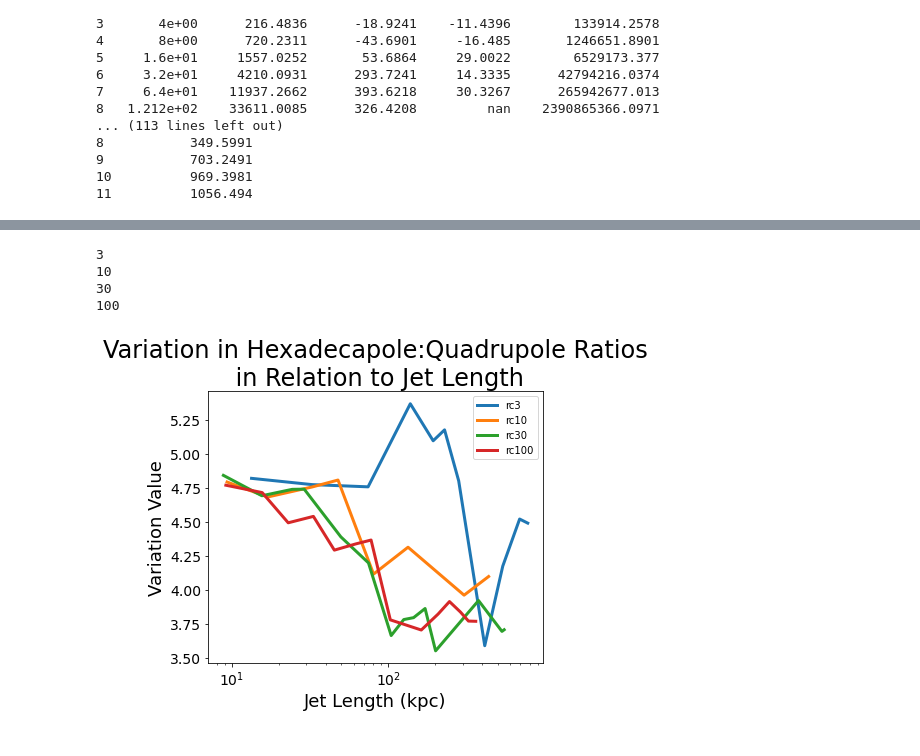
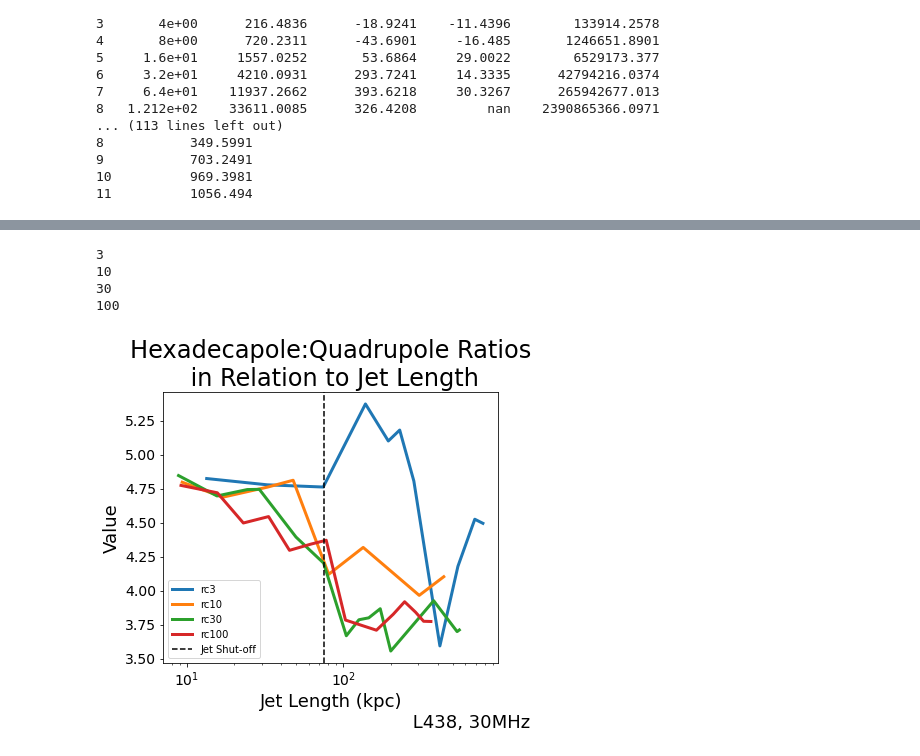
Before and after one commit to SolSamuels/Samuels_JetSimulationWork, a Jupyter notebook: HexadexApplication-Copy1.ipynb, the cells around one changed output, grey strips where cells are left out. Saved outputs shown, nothing was run; the diff lists cells and outputs as text; code cells hidden in the pictures.

```diff
--- a/HexadexApplication-Copy1.ipynb
+++ b/HexadexApplication-Copy1.ipynb
@@ -628,12 +628,13 @@ for key in ratio_data_lst:
     plt.plot(len_vals_flt, sq_ratio_flt, label = "L{}".format(stren), linewidth=3)
     plt.xscale("log")
     plt.yscale("log")
-    plt.xlabel("Jet Length (kpc)", fontsize=18)
+    plt.xlabel("Jet Length (kpc)\n                                                 rc30, 30MHz", fontsize=18)
     plt.xticks(fontsize=14)
     plt.ylabel("Ratio Value", fontsize=18)
     plt.yticks(fontsize=14)
     plt.title("Hexadecapole:Quadrupole Ratios\n in Relation to Jet Length", fontsize=24)
 
+
     plt.legend()
 
 plt.show()
@@ -735,7 +736,7 @@ for key in ratio_data_lst:
     plt.plot(len_vals_flt, sq_ratio_flt, label = "L{}".format(stren), linewidth=3)
     plt.xscale("log")
     plt.yscale("log")
-    plt.xlabel("Jet Length (kpc)", fontsize=18)
+    plt.xlabel("Jet Length (kpc)\n                                                 rc30, 30MHz", fontsize=18)
     plt.xticks(fontsize=14)
     plt.ylabel("Ratio Value", fontsize=18)
     plt.yticks(fontsize=14)
@@ -1083,7 +1084,7 @@ for key in ratio_data_lst_rc:
     plt.plot(rot_vals_flt, sq_ratio_flt, label = "rc{}".format(rc), linewidth=3)
     plt.xscale("log")
     plt.yscale("log")
-    plt.xlabel("Time (Myr)", fontsize=18)
+    plt.xlabel("Time (Myr)\n                                                 L438, 30MHz", fontsize=18)
     plt.xticks(fontsize=14)
     plt.ylabel("Ratio Value", fontsize=18)
     plt.yticks(fontsize=14)
@@ -1194,14 +1195,13 @@ for key in ratio_data_lst_rc:
     plt.plot(len_vals_flt, sq_ratio_flt, label = "rc{}".format(rc), linewidth=3)
     plt.xscale("log")
     plt.yscale("log")
-    plt.xlabel("Jet Length (kpc)", fontsize=18)
+    plt.xlabel("Jet Length (kpc)\n                                                 L438, 30MHz", fontsize=18)
     plt.xticks(fontsize=14)
     plt.ylabel("Ratio Value", fontsize=18)
     plt.yticks(fontsize=14)
     plt.title("Hexadecapole:Quadrupole Ratios\n in Relation to Jet Length", fontsize=24)
 
     plt.legend()
-
 plt.show()
 # %% [output]
 3
@@ -1288,35 +1288,37 @@ for key in ratio_data_lst_rc:
         sq_flt.append(sq)
 
     sq_hexa_flt = []
     for i in range(len(hexa1_flt)):
         sq = math.sqrt(hexa1_flt[i]**2 + hexa2_flt[i]**2)
         sq_hexa_flt.append(sq)
 
     sq_ratio_flt = []
     for i in range(len(sq_hexa_flt)):
         sq_ratio = sq_hexa_flt[i] / sq_flt[i]
         try:
             sq_ratio_div = sq_ratio / (len_vals_flt[i]**2)
         except ZeroDivisionError:
             sq_ratio_div = sq_ratio
         sq_ratio_flt.append(sq_ratio_div)
 
 
     plt.plot(len_vals_flt, sq_ratio_flt, label = "rc{}".format(rc), linewidth=3)
     plt.xscale("log")
     #plt.yscale("log")
-    plt.xlabel("Jet Length (kpc)", fontsize=18)
+    plt.xlabel("Jet Length (kpc)\n                                                 L438, 30MHz", fontsize=18)
     plt.xticks(fontsize=14)
-    plt.ylabel("Variation Value", fontsize=18)
+    plt.ylabel("Value", fontsize=18)
     plt.yticks(fontsize=14)
-    plt.title("Variation in Hexadecapole:Quadrupole Ratios\n in Relation to Jet Length", fontsize=24)
+    plt.title("Hexadecapole:Quadrupole Ratios\n in Relation to Jet Length", fontsize=24)
 
-    plt.legend()
 
+
+plt.axvline(x=75, color="k", label="Jet Shut-off", linestyle='dashed')
+plt.legend(loc="lower left")
 plt.show()
 # %% [output]
 3
 10
 30
 100
-[figure, old version]
+[figure, new version]
```
Also changed, not shown: parts of 5 cells of this notebook, 1 other file.
